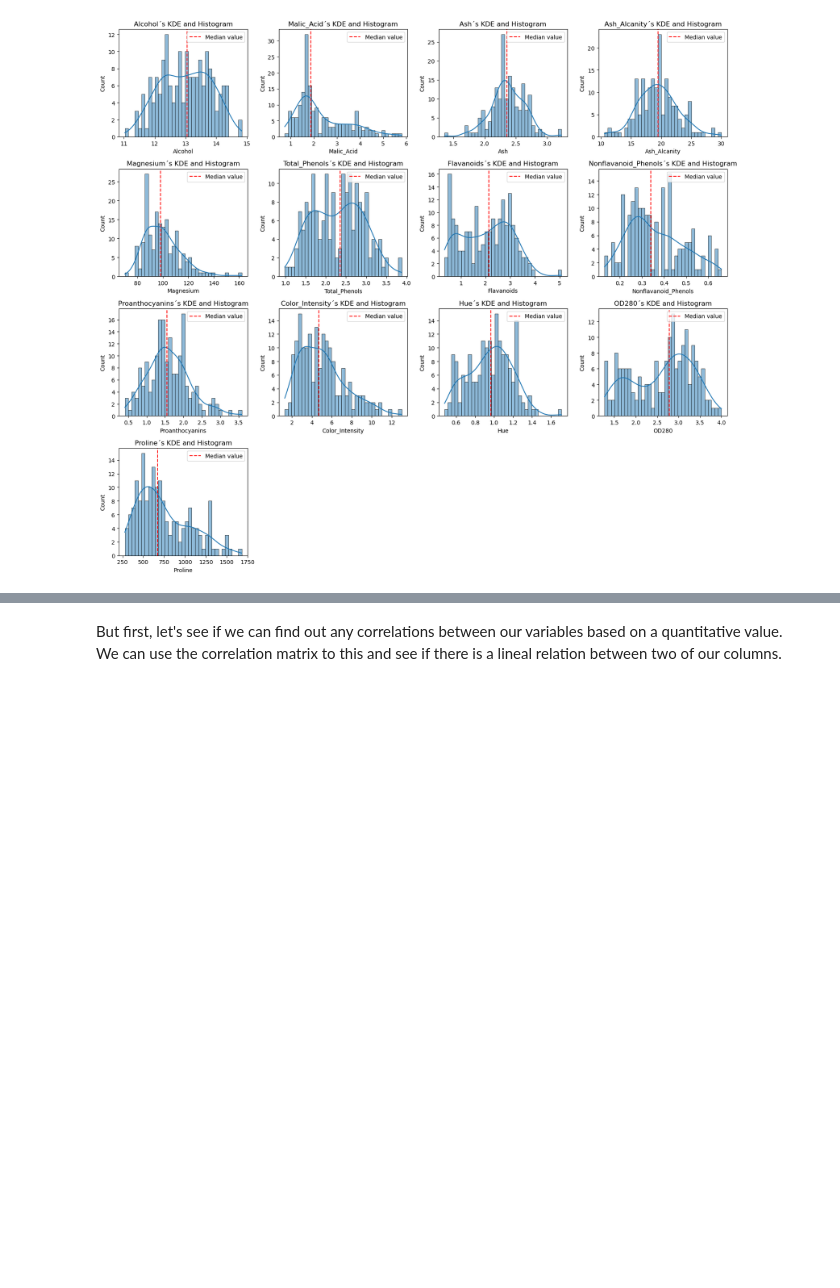
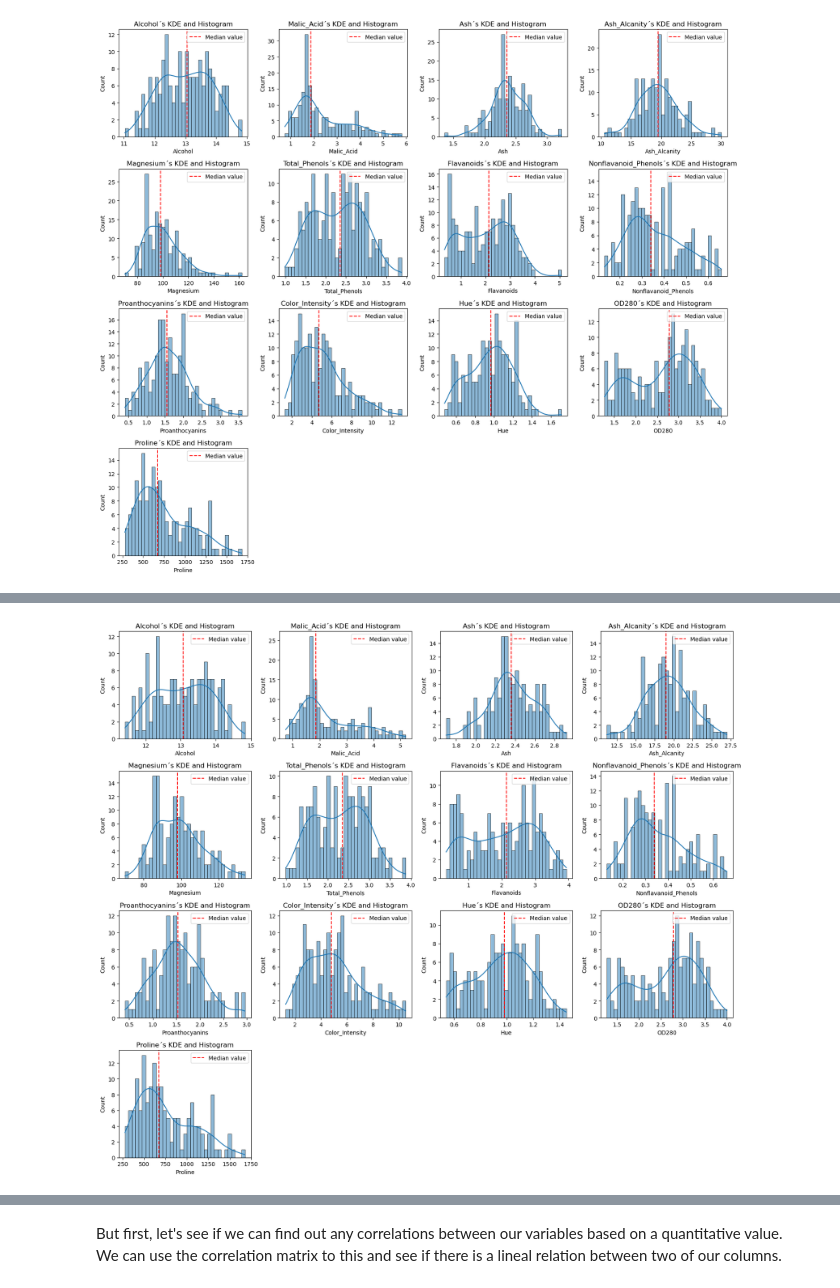
Before and after one commit to martincalsina/Wine-Chemical-Analysis, a Jupyter notebook: Wine Analysis.ipynb, the cells around one changed output, grey strips where cells are left out. Drawn from its saved outputs; the diff is of its cells as text; code cells hidden in the pictures; blank space fills up the shorter version.

```diff
--- a/Wine Analysis.ipynb
+++ b/Wine Analysis.ipynb
@@ -248,0 +320,4 @@ Something more interesting happens with the Total Phenois, Flavonoids and OD280'
+# %%
+kdeplot_per_chemical(df_2)
+# %% [output]
+[figure, added]
```
Also changed, not shown: parts of 35 cells of this notebook.
